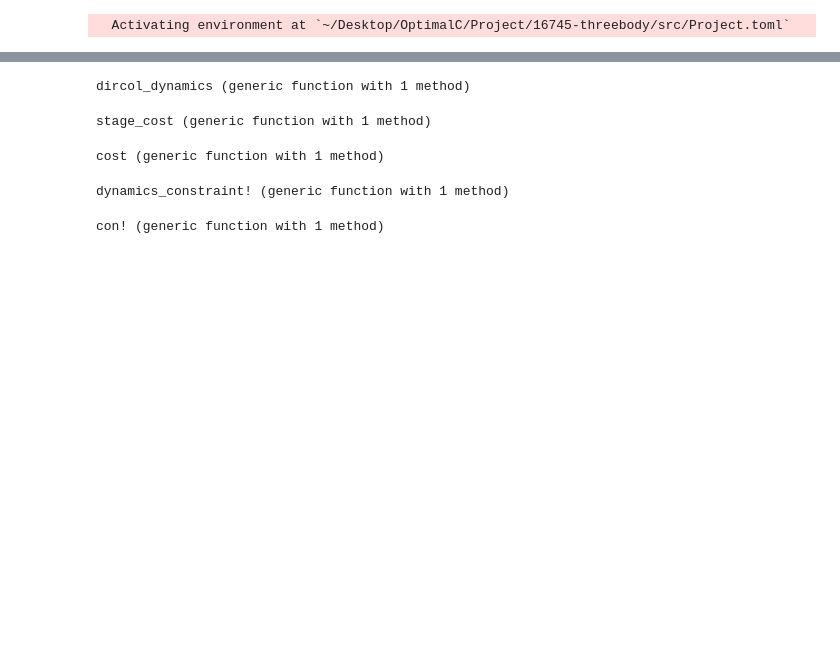
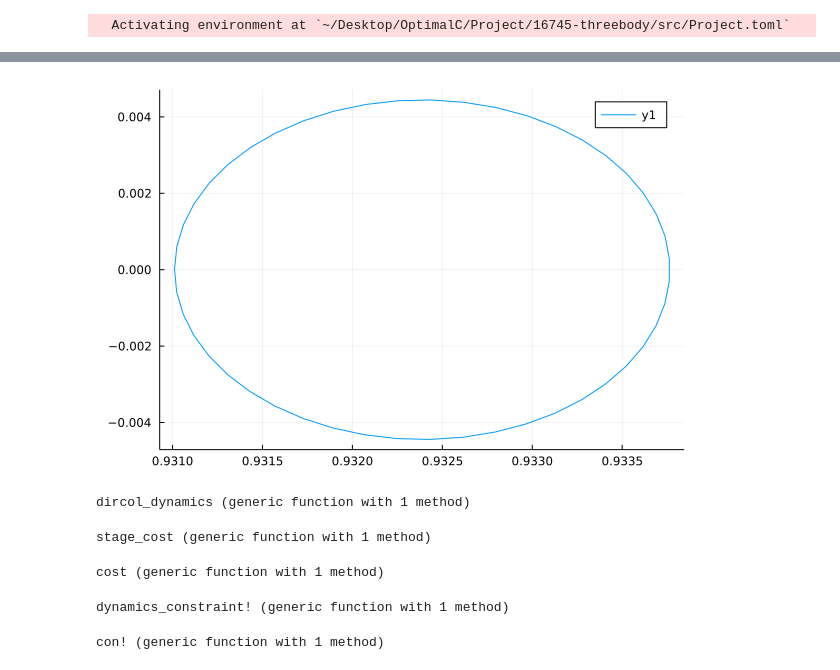
Before and after one commit to shukanp/16745-threebody, a Jupyter notebook: src/dircol.ipynb, the cells around one changed output, grey strips where cells are left out. Saved outputs shown, nothing was run; the diff lists cells and outputs as text; code cells hidden in the pictures; blank space fills up the shorter version.

```diff
--- a/src/dircol.ipynb
+++ b/src/dircol.ipynb
@@ -241,3 +50,17 @@ WARNING: redefinition of constant Uref_. This may fail, cause incorrect answers,
+# %%
+xRef = zeros(Nt)
+yRef = zeros(Nt)
+zRef = zeros(Nt)
+
+for k = 1:Nt
+    xRef[k] = Xref[k][1]
+    yRef[k] = Xref[k][2]
+    zRef[k] = Xref[k][3]
+end
+
+Plots.plot(xRef,yRef)
+# %% [output]
+[figure, added]
 # %%
 function dircol_dynamics(x1,x2,h)
     #Hermite-Simpson integration with first-order hold on u
```
Also changed, not shown: parts of 28 cells of this notebook, 4 other files.
